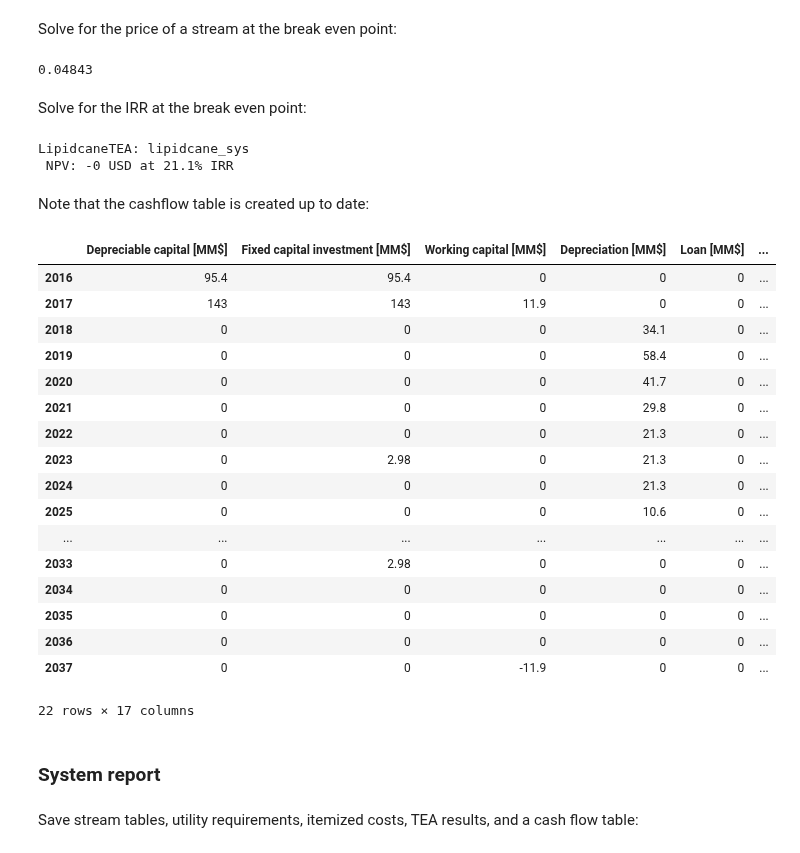
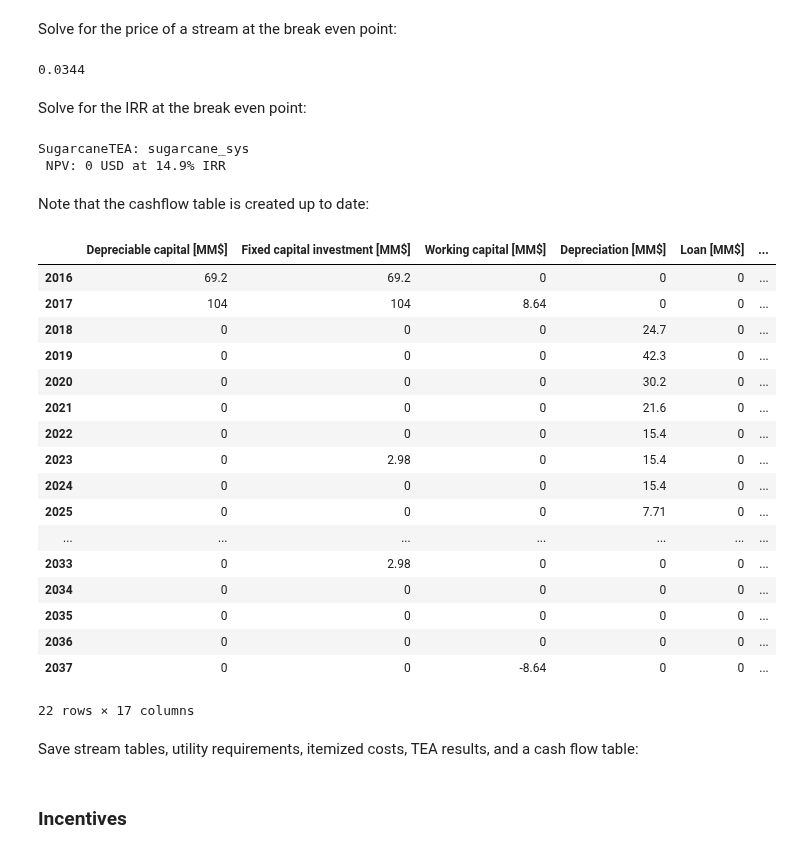
Before and after one commit to BioSTEAMDevelopmentGroup/biosteam, a Jupyter notebook: docs/tutorial/Techno-economic_analysis.ipynb, the cells around one changed output. Saved outputs shown, nothing was run; the diff lists cells and outputs as text; code cells hidden in the pictures.

```diff
--- a/docs/tutorial/Techno-economic_analysis.ipynb
+++ b/docs/tutorial/Techno-economic_analysis.ipynb
@@ -109,25 +109,25 @@ class LipidcaneTEA(bst.TEA):
 # %% [markdown]
 Create a TEA object from a system:
 # %%
-from biorefineries import lipidcane as lc
+from biorefineries import sugarcane as sc
 
-lipidcane_tea = LipidcaneTEA(system=lc.lipidcane_sys,
-                             IRR=0.15,
-                             duration=(2018, 2038),
-                             depreciation='MACRS7',
-                             income_tax=0.35,
-                             operating_days=200,
-                             lang_factor=3,
-                             construction_schedule=(0.4, 0.6),
-                             WC_over_FCI=0.05,
-                             labor_cost=2.5e6,
-                             fringe_benefits=0.4,
-                             property_tax=0.001,
-                             property_insurance=0.005,
-                             supplies=0.20,
-                             maintenance=0.01,
-                             administration=0.005)
+tea = SugarcaneTEA(system=sc.sugarcane_sys,
+                 IRR=0.15,
+                 duration=(2018, 2038),
+                 depreciation='MACRS7',
+                 income_tax=0.21,
+                 operating_days=200,
+                 lang_factor=3,
+                 construction_schedule=(0.4, 0.6),
+                 WC_over_FCI=0.05,
+                 labor_cost=2.5e6,
+                 fringe_benefits=0.4,
+                 property_tax=0.001,
+                 property_insurance=0.005,
+                 supplies=0.20,
+                 maintenance=0.01,
+                 administration=0.005)
 
-lipidcane_tea.show() # Print TEA summary at current options
+tea.show() # Print TEA summary at current options
 # Ignore the warnings, these are taken care of internally.
 # %% [output]
@@ -169,44 +167,42 @@ array([19., 27.])
 # %% [markdown]
 Solve for the price of a stream at the break even point:
 # %%
-feed = bst.main_flowsheet('lipidcane')
-price = lipidcane_tea.solve_price(feed) # USD/kg
+feed = bst.main_flowsheet('sugarcane')
+price = tea.solve_price(feed) # USD/kg
 round(price, 5)
 # %% [output]
-0.04843
+0.0344
 # %% [markdown]
 Solve for the IRR at the break even point:
 # %%
-lipidcane_tea.IRR = lipidcane_tea.solve_IRR()
-lipidcane_tea.show()
+tea.IRR = tea.solve_IRR()
+tea.show()
 # %% [output]
-LipidcaneTEA: lipidcane_sys
- NPV: -0 USD at 21.1% IRR
+SugarcaneTEA: sugarcane_sys
+ NPV: 0 USD at 14.9% IRR
 # %% [markdown]
 Note that the cashflow table is created up to date:
 # %%
-lipidcane_tea.get_cashflow_table()
+tea.get_cashflow_table()
 # %% [output]
 |  | Depreciable capital [MM$] | Fixed capital investment [MM$] | Working capital [MM$] | Depreciation [MM$] | Loan [MM$] | ... |
-| 2016 | 95.4 | 95.4 | 0 | 0 | 0 | ... |
-| 2017 | 143 | 143 | 11.9 | 0 | 0 | ... |
-| 2018 | 0 | 0 | 0 | 34.1 | 0 | ... |
-| 2019 | 0 | 0 | 0 | 58.4 | 0 | ... |
-| 2020 | 0 | 0 | 0 | 41.7 | 0 | ... |
-| 2021 | 0 | 0 | 0 | 29.8 | 0 | ... |
-| 2022 | 0 | 0 | 0 | 21.3 | 0 | ... |
-| 2023 | 0 | 2.98 | 0 | 21.3 | 0 | ... |
-| 2024 | 0 | 0 | 0 | 21.3 | 0 | ... |
-| 2025 | 0 | 0 | 0 | 10.6 | 0 | ... |
+| 2016 | 69.2 | 69.2 | 0 | 0 | 0 | ... |
+| 2017 | 104 | 104 | 8.64 | 0 | 0 | ... |
+| 2018 | 0 | 0 | 0 | 24.7 | 0 | ... |
+| 2019 | 0 | 0 | 0 | 42.3 | 0 | ... |
+| 2020 | 0 | 0 | 0 | 30.2 | 0 | ... |
+| 2021 | 0 | 0 | 0 | 21.6 | 0 | ... |
+| 2022 | 0 | 0 | 0 | 15.4 | 0 | ... |
+| 2023 | 0 | 2.98 | 0 | 15.4 | 0 | ... |
+| 2024 | 0 | 0 | 0 | 15.4 | 0 | ... |
+| 2025 | 0 | 0 | 0 | 7.71 | 0 | ... |
 | ... | ... | ... | ... | ... | ... | ... |
 | 2033 | 0 | 2.98 | 0 | 0 | 0 | ... |
 | 2034 | 0 | 0 | 0 | 0 | 0 | ... |
 | 2035 | 0 | 0 | 0 | 0 | 0 | ... |
 | 2036 | 0 | 0 | 0 | 0 | 0 | ... |
-| 2037 | 0 | 0 | -11.9 | 0 | 0 | ... |
+| 2037 | 0 | 0 | -8.64 | 0 | 0 | ... |
 22 rows × 17 columns
-# %% [markdown]
-### System report
 # %% [markdown]
 Save stream tables, utility requirements, itemized costs, TEA results, and a cash flow table:
 # %%
@@ -215,3 +211,5 @@ Save stream tables, utility requirements, itemized costs, TEA results, and a cas
 # Ignore the warning. The flowsheet is saved on the excel file
 # as a really big image and Python thinks it could be a
 # malicious file cause its so big.
+# %% [markdown]
+### Incentives
```
Also changed, not shown: parts of 12 cells of this notebook, 4 other files.
